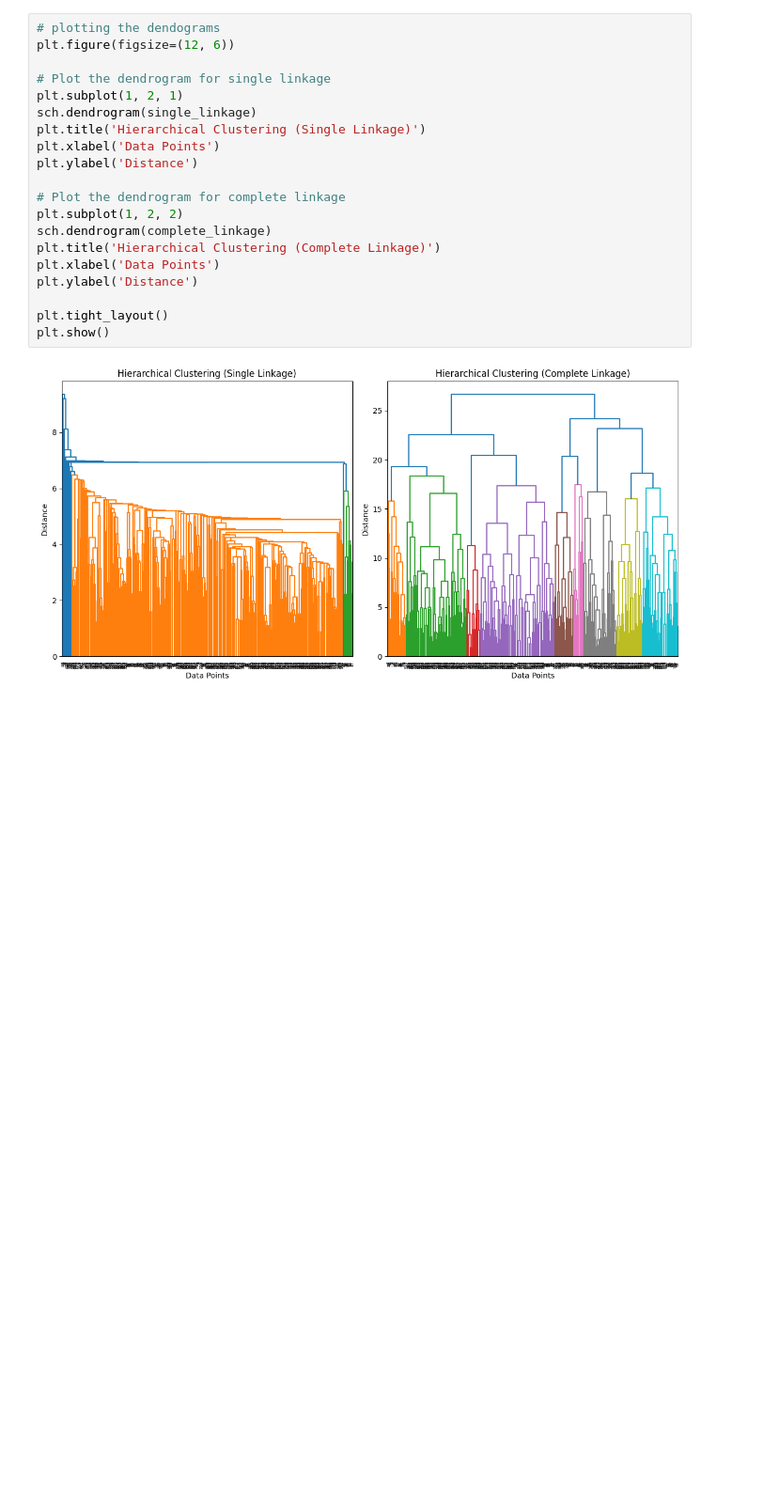
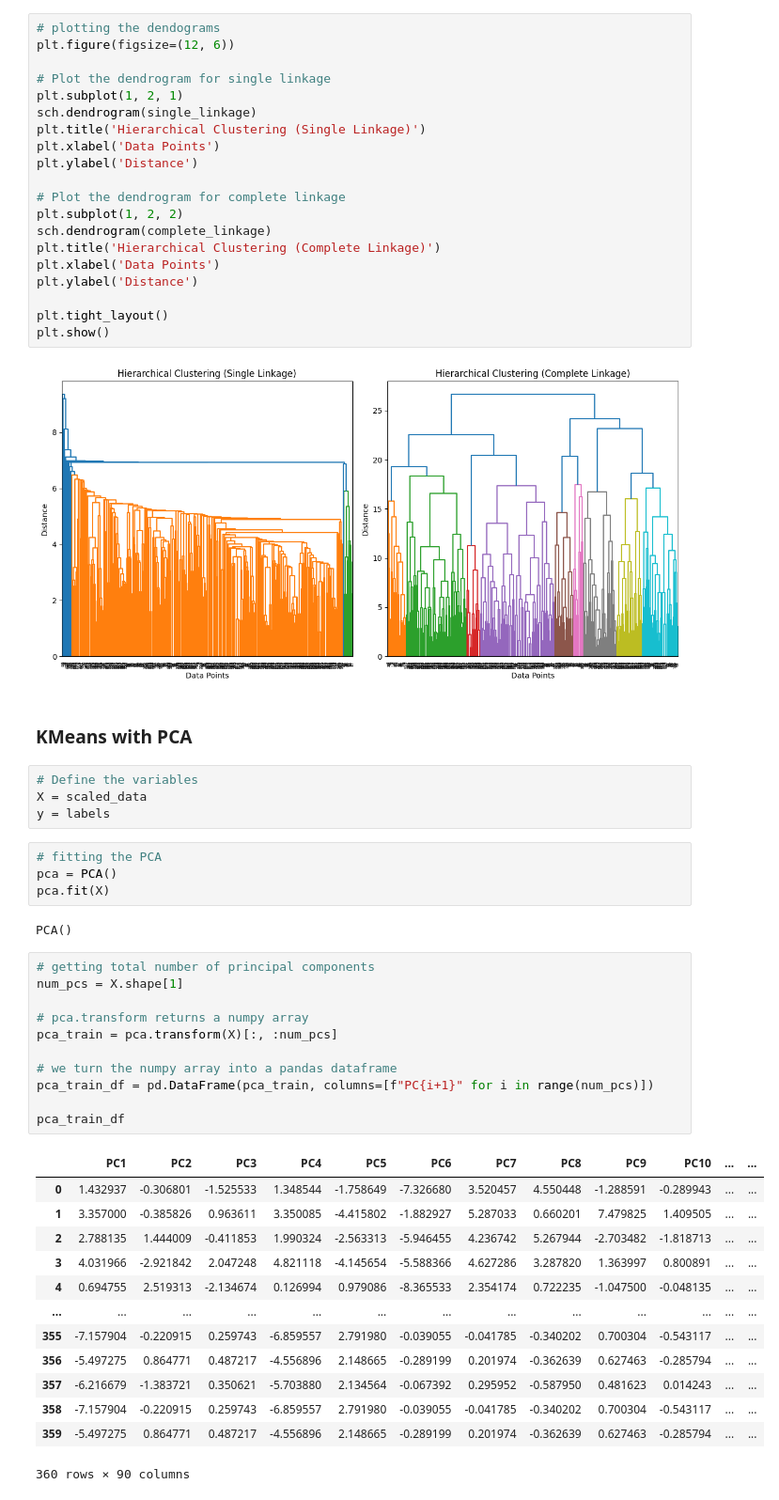
Before and after one commit to Ttantivi/Python_Practice, a Jupyter notebook: Notebooks/Pset4/kmeans_Hier_Clustering.ipynb, the cells around one changed output. Shown: that part at 94% size. Cells and saved outputs as stored; diff of their text form; blank space fills up the shorter version.

```diff
--- a/Notebooks/Pset4/kmeans_Hier_Clustering.ipynb
+++ b/Notebooks/Pset4/kmeans_Hier_Clustering.ipynb
@@ -165,3 +167,40 @@ plt.tight_layout()
 plt.show()
 # %% [output]
 [figure]
+# %% [markdown]
+### KMeans with PCA
+# %%
+# Define the variables
+X = scaled_data
+y = labels
+# %%
+# fitting the PCA
+pca = PCA()
+pca.fit(X)
+# %% [output]
+PCA()
+# %%
+# getting total number of principal components
+num_pcs = X.shape[1]
+
+# pca.transform returns a numpy array
+pca_train = pca.transform(X)[:, :num_pcs]
+
+# we turn the numpy array into a pandas dataframe
+pca_train_df = pd.DataFrame(pca_train, columns=[f"PC{i+1}" for i in range(num_pcs)])
+
+pca_train_df
+# %% [output]
+|  | PC1 | PC2 | PC3 | PC4 | PC5 | PC6 | PC7 | PC8 | PC9 | PC10 | ... | ... |
+| 0 | 1.432937 | -0.306801 | -1.525533 | 1.348544 | -1.758649 | -7.326680 | 3.520457 | 4.550448 | -1.288591 | -0.289943 | ... | ... |
+| 1 | 3.357000 | -0.385826 | 0.963611 | 3.350085 | -4.415802 | -1.882927 | 5.287033 | 0.660201 | 7.479825 | 1.409505 | ... | ... |
+| 2 | 2.788135 | 1.444009 | -0.411853 | 1.990324 | -2.563313 | -5.946455 | 4.236742 | 5.267944 | -2.703482 | -1.818713 | ... | ... |
+| 3 | 4.031966 | -2.921842 | 2.047248 | 4.821118 | -4.145654 | -5.588366 | 4.627286 | 3.287820 | 1.363997 | 0.800891 | ... | ... |
+| 4 | 0.694755 | 2.519313 | -2.134674 | 0.126994 | 0.979086 | -8.365533 | 2.354174 | 0.722235 | -1.047500 | -0.048135 | ... | ... |
+| ... | ... | ... | ... | ... | ... | ... | ... | ... | ... | ... | ... | ... |
+| 355 | -7.157904 | -0.220915 | 0.259743 | -6.859557 | 2.791980 | -0.039055 | -0.041785 | -0.340202 | 0.700304 | -0.543117 | ... | ... |
+| 356 | -5.497275 | 0.864771 | 0.487217 | -4.556896 | 2.148665 | -0.289199 | 0.201974 | -0.362639 | 0.627463 | -0.285794 | ... | ... |
+| 357 | -6.216679 | -1.383721 | 0.350621 | -5.703880 | 2.134564 | -0.067392 | 0.295952 | -0.587950 | 0.481623 | 0.014243 | ... | ... |
+| 358 | -7.157904 | -0.220915 | 0.259743 | -6.859557 | 2.791980 | -0.039055 | -0.041785 | -0.340202 | 0.700304 | -0.543117 | ... | ... |
+| 359 | -5.497275 | 0.864771 | 0.487217 | -4.556896 | 2.148665 | -0.289199 | 0.201974 | -0.362639 | 0.627463 | -0.285794 | ... | ... |
+360 rows × 90 columns
```
Also changed, not shown: parts of 9 cells of this notebook.
